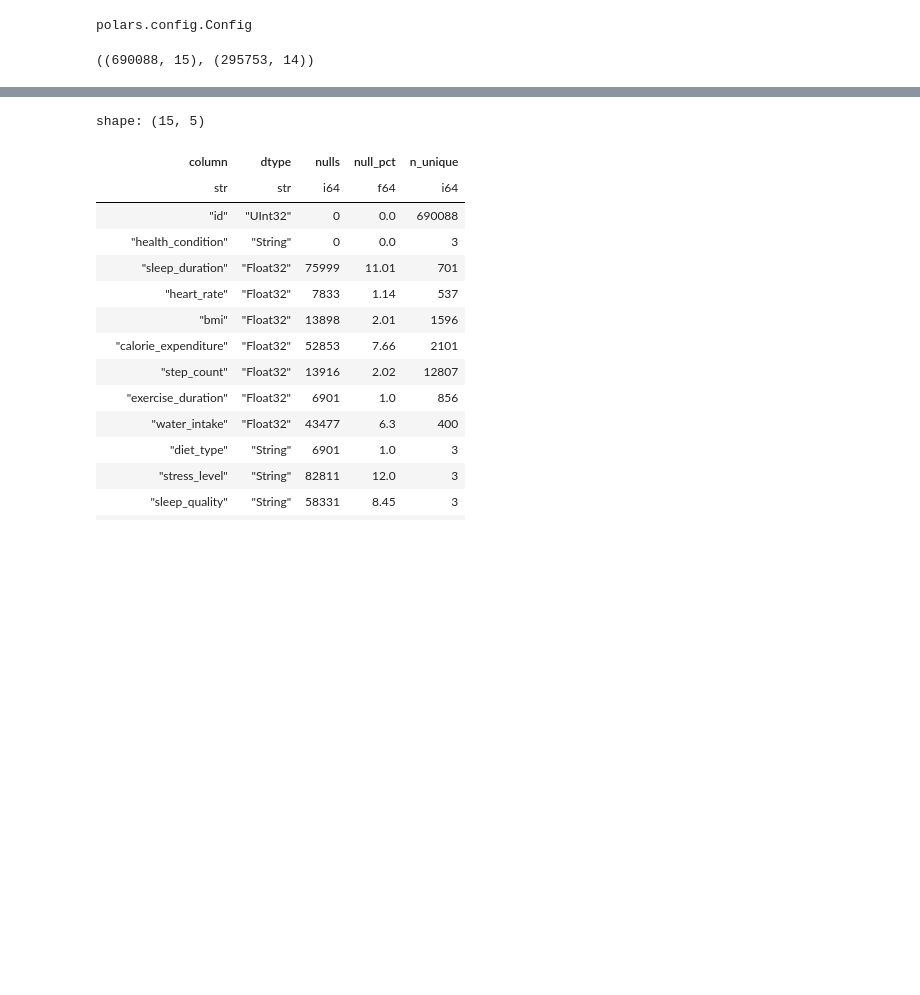
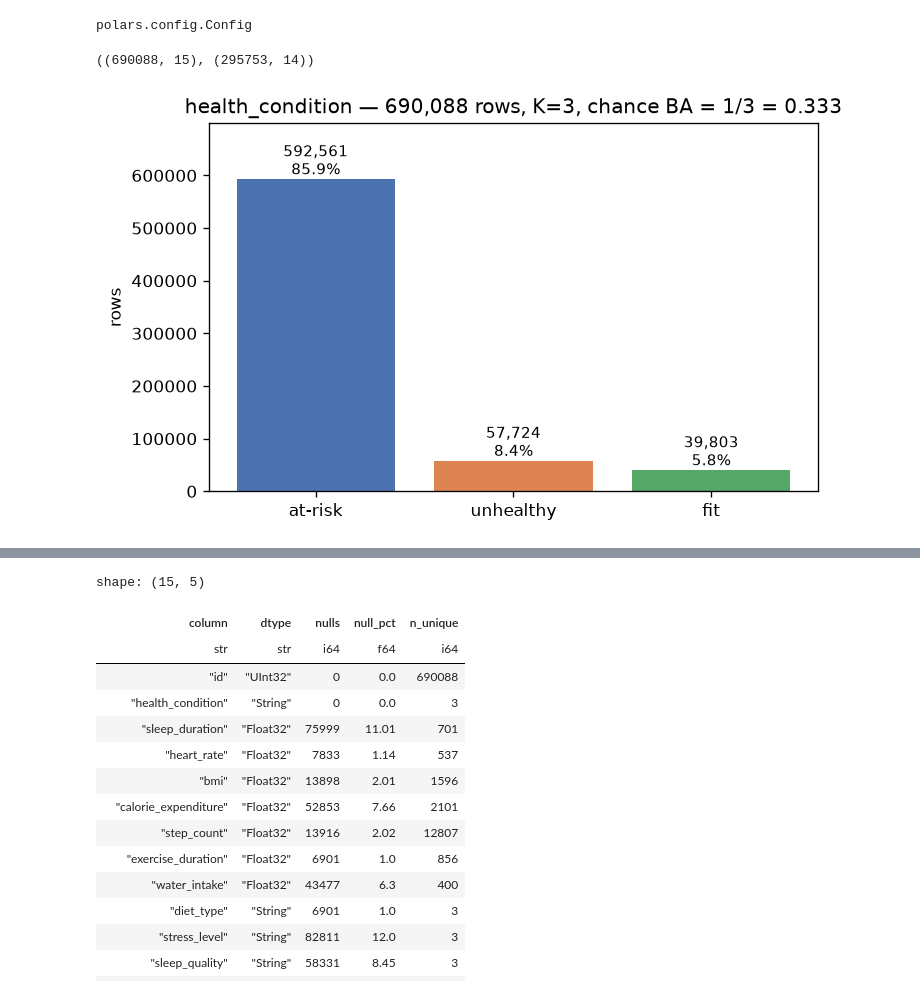
Before and after one commit to epsilonlog/comp-playground-series-s6e7, a Jupyter notebook: notebooks/01_eda.ipynb, the cells around one changed output, grey strips where cells are left out. Saved outputs shown, nothing was run; the diff lists cells and outputs as text; code cells hidden in the pictures; blank space fills up the shorter version.

```diff
--- a/notebooks/01_eda.ipynb
+++ b/notebooks/01_eda.ipynb
@@ -26,4 +25,8 @@ test = io.load_test()
 train.shape, test.shape
 # %% [output]
 ((690088, 15), (295753, 14))
+# %%
+plots.target_overview(train, io.TARGET)
+# %% [output]
+[figure, added]
 # %% [markdown]
```
Also changed, not shown: parts of 12 cells of this notebook, 1 other file.
